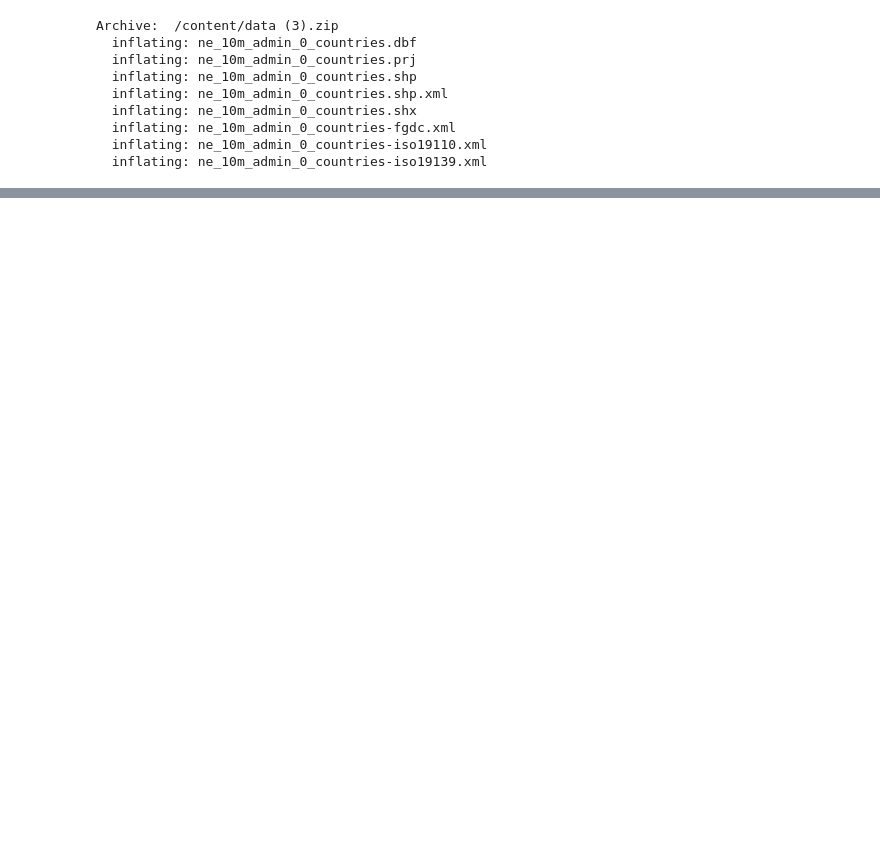
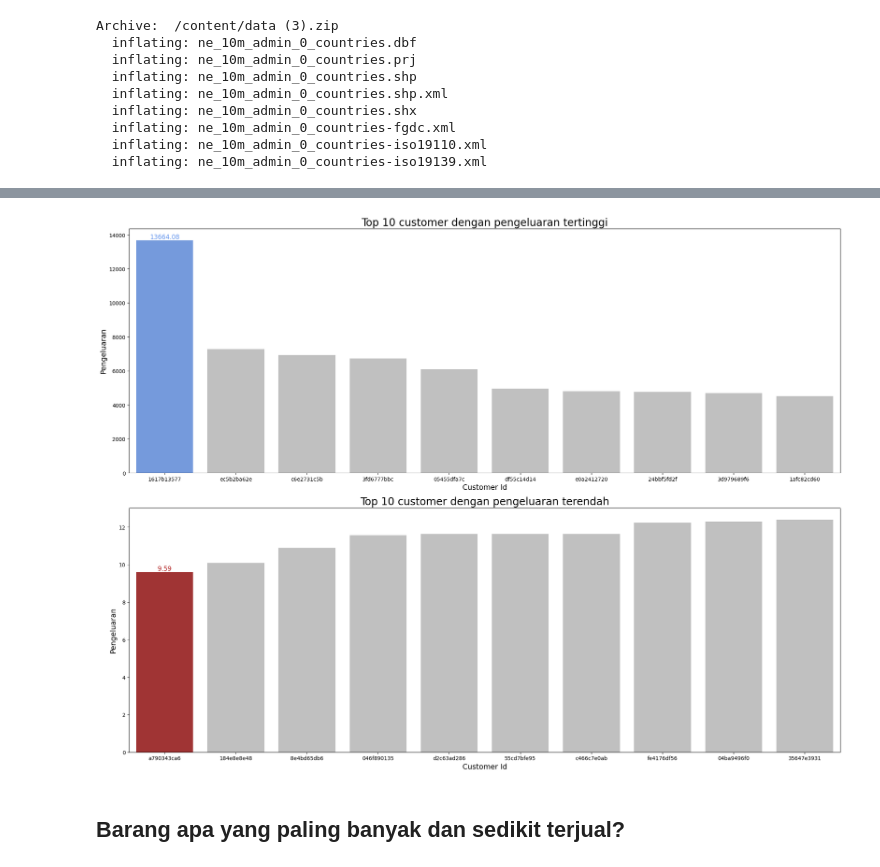
Before and after one commit to abidam16/data-analytic-app, a Jupyter notebook: SubmissionDicoding.ipynb, the cells around one changed output, grey strips where cells are left out. Saved outputs shown, nothing was run; the diff lists cells and outputs as text; code cells hidden in the pictures; blank space fills up the shorter version.

```diff
--- a/SubmissionDicoding.ipynb
+++ b/SubmissionDicoding.ipynb
@@ -1036,0 +1225,3 @@ plt.show()
+# %%
+sorted_sum_spend = new_all_data.groupby('customer_id').sum()[['total_spend']].reset_index().sort_values('total_spend', ascending=False)
+sorted_sum_spend
@@ -1036,0 +1242,35 @@ plt.show()
+# %%
+fig, ax = plt.subplots(nrows=2, ncols=1, figsize=(20, 15))
+max_value = sorted_sum_spend['total_spend'].head(10).max()
+colors_high = ['silver' if v != max_value else 'cornflowerblue' for v in sorted_sum_spend['total_spend'].head(10)]
+sns.barplot(x=sorted_sum_spend['customer_id'].head(10).str[:10],
+            y=sorted_sum_spend['total_spend'].head(10),
+            palette=colors_high, ax=ax[0])
+for i, v in enumerate(sorted_sum_spend['total_spend'].head(10)):
+    if v == max_value:
+        ax[0].text(i, v, str(v), ha='center', va='bottom', fontsize=12, color='cornflowerblue')
+
+ax[0].set_xlabel('Customer Id', fontsize=14)
+ax[0].set_ylabel('Pengeluaran', fontsize=14)
+ax[0].set_title('Top 10 customer dengan pengeluaran tertinggi', fontsize=20)
+
+min_value = sorted_sum_spend['total_spend'].tail(10).min()
+colors_low = ['silver' if v != min_value else 'firebrick' for v in sorted_sum_spend['total_spend'].tail(10)]
+sns.barplot(x=sorted_sum_spend['customer_id'].tail(10).iloc[::-1].str[:10],
+            y=sorted_sum_spend['total_spend'].tail(10).iloc[::-1],
+            palette=colors_low[::-1], ax=ax[1])
+for i, v in enumerate(sorted_sum_spend['total_spend'].tail(10).iloc[::-1]):
+    if v == min_value:
+        ax[1].text(i, v, str(v), ha='center', va='bottom', fontsize=12, color='firebrick')
+
+ax[1].set_xlabel('Customer Id', fontsize=14)
+ax[1].set_ylabel('Pengeluaran', fontsize=14)
+ax[1].set_title('Top 10 customer dengan pengeluaran terendah', fontsize=20)
+
+plt.tight_layout()
+
+plt.show()
+# %% [output]
+[figure, added]
+# %% [markdown]
+## Barang apa yang paling banyak dan sedikit terjual?
```
Also changed, not shown: parts of 48 cells of this notebook.
